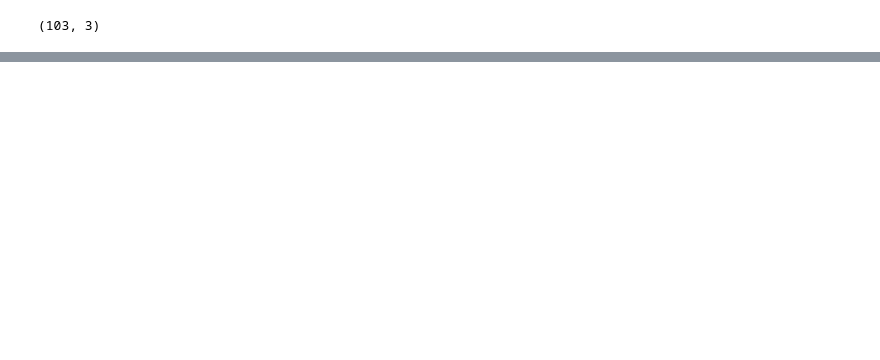
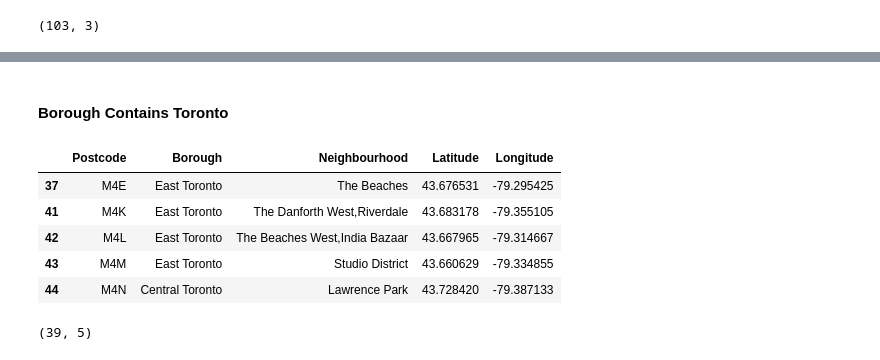
Before and after one commit to noiseorigin/ibm-data-science-capstone, a Jupyter notebook: Capstone Project Notebook.ipynb, the cells around one changed output, grey strips where cells are left out. Cells and saved outputs as stored; diff of their text form; code cells hidden in the pictures; blank space fills up the shorter version.

```diff
--- a/Capstone Project Notebook.ipynb
+++ b/Capstone Project Notebook.ipynb
@@ -84,0 +203,17 @@ If a cell has a borough but a Not assigned neighborhood, then the neighborhood w
+# %% [markdown]
+#### Borough Contains Toronto
+# %%
+torontoData = df3[df3['Borough'].str.contains("Toronto")]
+# %%
+torontoData.head()
+# %% [output]
+|  | Postcode | Borough | Neighbourhood | Latitude | Longitude |
+| 37 | M4E | East Toronto | The Beaches | 43.676531 | -79.295425 |
+| 41 | M4K | East Toronto | The Danforth West,Riverdale | 43.683178 | -79.355105 |
+| 42 | M4L | East Toronto | The Beaches West,India Bazaar | 43.667965 | -79.314667 |
+| 43 | M4M | East Toronto | Studio District | 43.660629 | -79.334855 |
+| 44 | M4N | Central Toronto | Lawrence Park | 43.728420 | -79.387133 |
+# %%
+torontoData.shape
+# %% [output]
+(39, 5)
```
Also changed, not shown: parts of 18 cells of this notebook.
